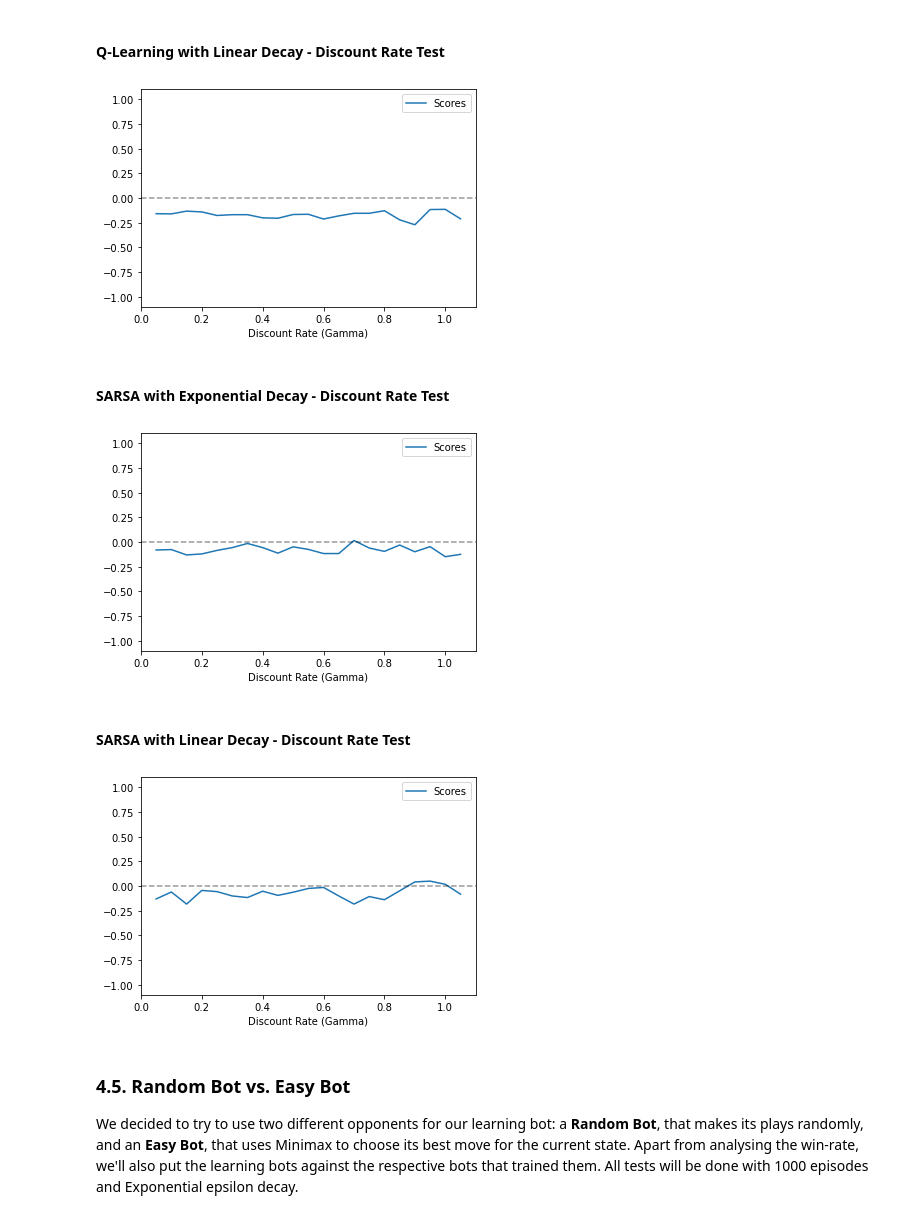
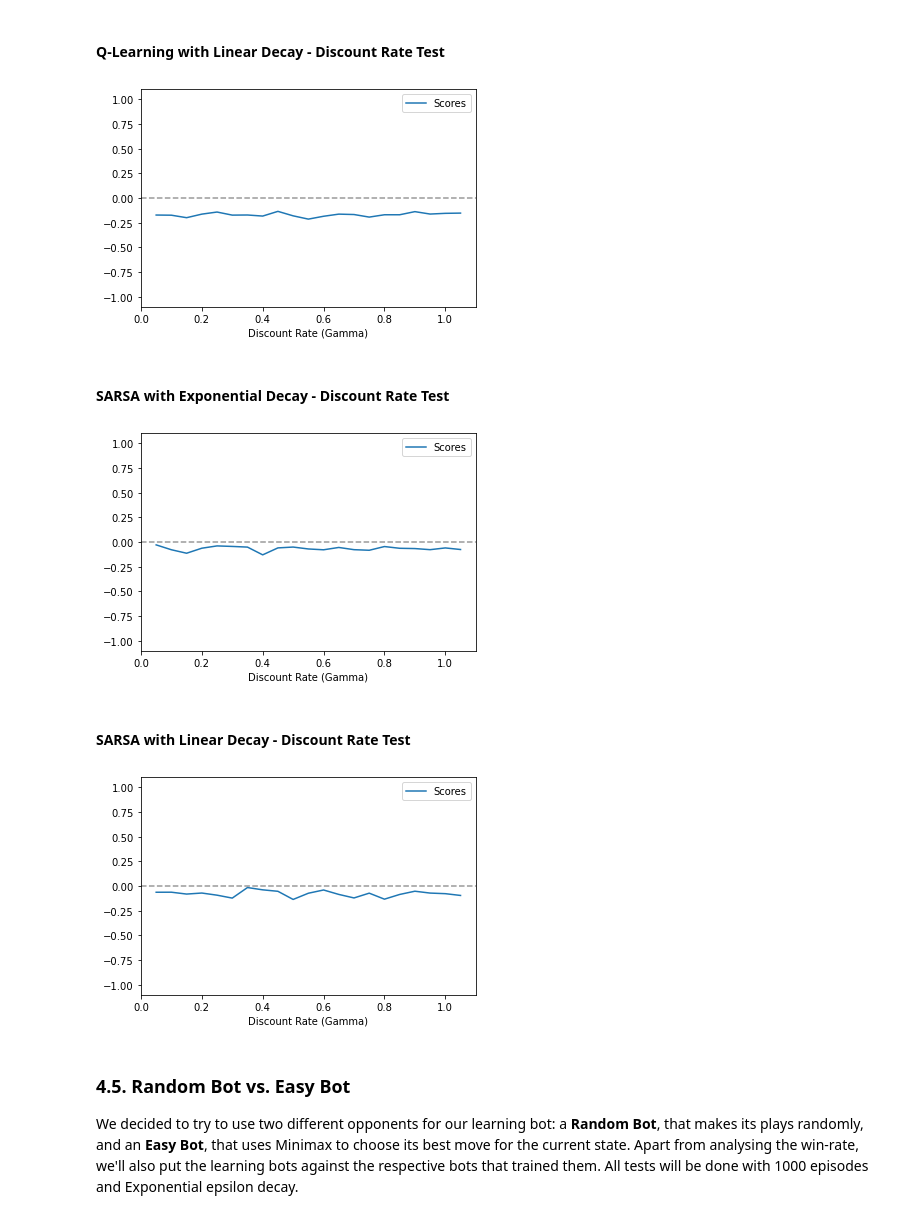
Before and after one commit to Maligetzus/IART, a Jupyter notebook: NeutronRL_Notebook.ipynb, the cells around one changed output. Saved outputs shown, nothing was run; the diff lists cells and outputs as text; code cells hidden in the pictures.

```diff
--- a/NeutronRL_Notebook.ipynb
+++ b/NeutronRL_Notebook.ipynb
@@ -399,9 +419,14 @@ for i in range(21):
 
     discount_rates.append(discount_rate)
 
-    qlearning = QLearning(max_episodes=1000, max_steps=2000, gamma=discount_rate, epsilon_decay=EpsilonDecay.Exponential, env='Neutron-5x5-White-Random-v0', log=False, print_final_score=False)
-    score, rewards, epsilon = qlearning.train()
-    scores.append(score)
+    total_score = 0
+
+    for j in range(5):
+        qlearning = QLearning(max_episodes=1000, max_steps=2000, gamma=discount_rate, epsilon_decay=EpsilonDecay.Exponential, env='Neutron-5x5-White-Random-v0', log=False, print_final_score=False)
+        score, rewards, epsilon = qlearning.train()
+        total_score += score
+
+    scores.append(total_score / 5)
 
 plot_scores_discrate(scores, discount_rates)
 # %% [output]
@@ -418,13 +443,18 @@ for i in range(21):
 
     discount_rates.append(discount_rate)
 
-    qlearning = QLearning(max_episodes=1000, max_steps=2000, gamma=discount_rate, epsilon_decay=EpsilonDecay.Linear, env='Neutron-5x5-White-Random-v0', log=False, print_final_score=False)
-    score, rewards, epsilon = qlearning.train()
-    scores.append(score)
+    total_score = 0
+
+    for j in range(5):
+        qlearning = QLearning(max_episodes=1000, max_steps=2000, gamma=discount_rate, epsilon_decay=EpsilonDecay.Linear, env='Neutron-5x5-White-Random-v0', log=False, print_final_score=False)
+        score, rewards, epsilon = qlearning.train()
+        total_score += score
+
+    scores.append(total_score / 5)
 
 plot_scores_discrate(scores, discount_rates)
 # %% [output]
-[figure, old version]
+[figure, new version]
 # %% [markdown]
 #### SARSA with Exponential Decay - Discount Rate Test
 # %%
@@ -437,32 +467,42 @@ for i in range(21):
 
     discount_rates.append(discount_rate)
 
-    sarsa = SARSA(max_episodes=1000, max_steps=2000, gamma=discount_rate, epsilon_decay=EpsilonDecay.Exponential, env='Neutron-5x5-White-Random-v0', log=False, print_final_score=False)
-    score, rewards, epsilon = sarsa.train()
-    scores.append(score)
+    total_score = 0
+
+    for j in range(5):
+        sarsa = SARSA(max_episodes=1000, max_steps=2000, gamma=discount_rate, epsilon_decay=EpsilonDecay.Exponential, env='Neutron-5x5-White-Random-v0', log=False, print_final_score=False)
+        score, rewards, epsilon = sarsa.train()
+        total_score += score
+
+    scores.append(total_score / 5)
 
 plot_scores_discrate(scores, discount_rates)
 # %% [output]
-[figure, old version]
+[figure, new version]
 # %% [markdown]
 #### SARSA with Linear Decay - Discount Rate Test
 # %%
 scores = []
 discount_rates = []
 discount_rate = 0
 
 for i in range(21):
     discount_rate += 0.05
 
     discount_rates.append(discount_rate)
 
-    sarsa = SARSA(max_episodes=1000, max_steps=2000, gamma=discount_rate, epsilon_decay=EpsilonDecay.Linear, env='Neutron-5x5-White-Random-v0', log=False, print_final_score=False)
-    score, rewards, epsilon = sarsa.train()
-    scores.append(score)
+    total_score = 0
+
+    for j in range(5):
+        sarsa = SARSA(max_episodes=1000, max_steps=2000, gamma=discount_rate, epsilon_decay=EpsilonDecay.Linear, env='Neutron-5x5-White-Random-v0', log=False, print_final_score=False)
+        score, rewards, epsilon = sarsa.train()
+        total_score += score
+
+    scores.append(total_score / 5)
 
 plot_scores_discrate(scores, discount_rates)
 # %% [output]
-[figure, old version]
+[figure, new version]
 # %% [markdown]
 ### 4.5. Random Bot vs. Easy Bot
 
```
Also changed, not shown: parts of 20 cells of this notebook.
